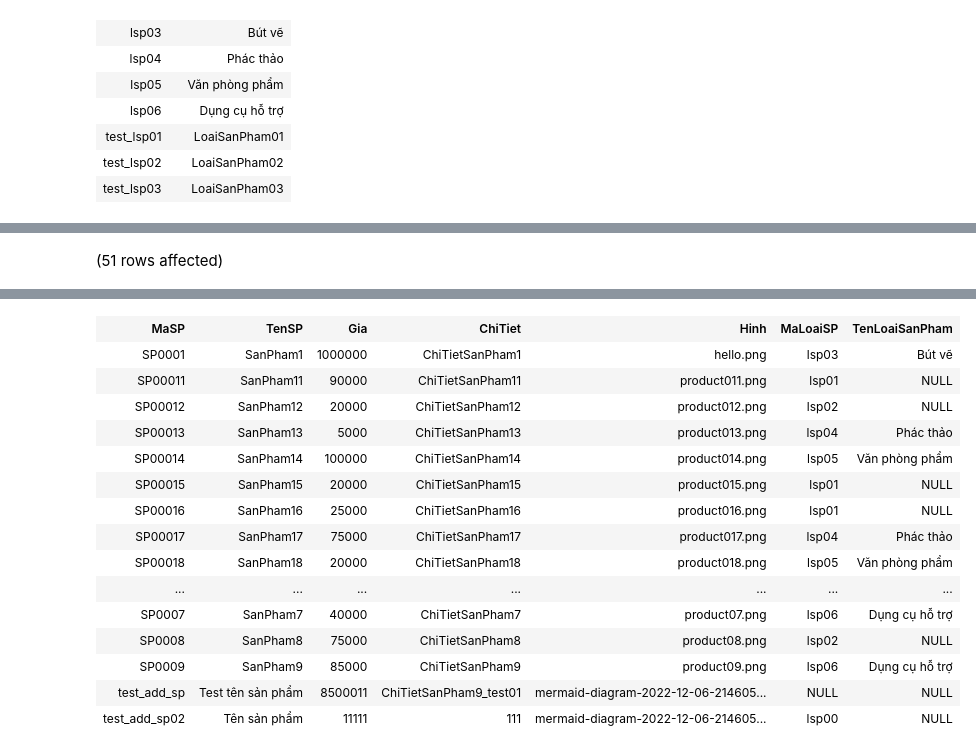
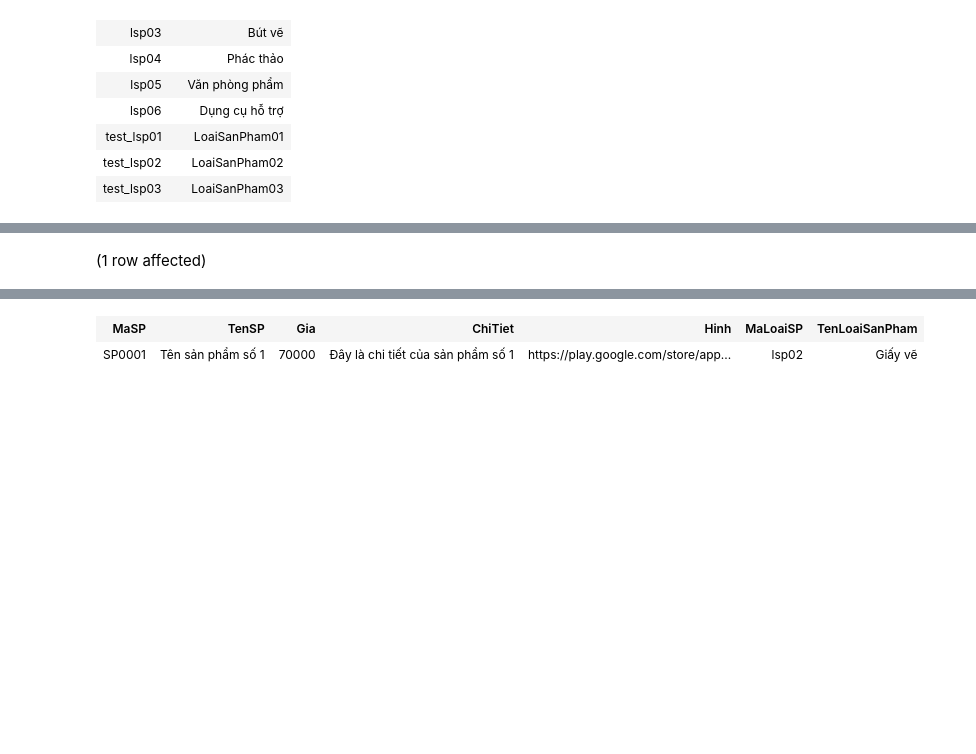
Before and after one commit to LienNTB/QuanLyHoaCu, a Jupyter notebook: data/2_ThemDuLieu.ipynb, the cells around one changed output, grey strips where cells are left out. Saved outputs shown, nothing was run; the diff lists cells and outputs as text; code cells hidden in the pictures; blank space fills up the shorter version.

Commit message:
hello

```diff
--- a/data/2_ThemDuLieu.ipynb
+++ b/data/2_ThemDuLieu.ipynb
@@ -350,6 +349,6 @@ Total execution time: 00:00:00.034
 | DH8 | Đây là ghi chú của đơn hàng 8 | 740000 | Đây là địa chỉ giao hàng của đơn ... | 5232787384 | USER00 | NULL | 1 | ... |
 | DH9 | Đây là ghi chú của đơn hàng 9 | 365000 | Đây là địa chỉ giao hàng của đơn ... | 9351497550 | USER016 | NULL | 1 | ... |
 # %%
-Select sp.MaSP, sp.TenSP, sp.Gia, sp.ChiTiet, sp.Hinh,sp.MaLoaiSP, lsp.TenLoaiSanPham from SanPham sp LEFT JOIN  LoaiSanPham lsp on sp.MaLoaiSP=lsp.MaLoaiSP where sp.MaSP='SP00034' ORDER BY sp.MaSP
+Select TOP ? sp.MaSP, sp.TenSP, sp.Gia, sp.ChiTiet, sp.Hinh,sp.MaLoaiSP, lsp.TenLoaiSanPham from SanPham sp LEFT JOIN  LoaiSanPham lsp on sp.MaLoaiSP=lsp.MaLoaiSP where sp.MaLoaiSanPham='lsp02' ORDER BY sp.MaSP
 # %% [output]
-(51 rows affected)
+(1 row affected)
@@ -357,16 +356,2 @@ Total execution time: 00:00:00.023
 | MaSP | TenSP | Gia | ChiTiet | Hinh | MaLoaiSP | TenLoaiSanPham |
-| SP0001 | SanPham1 | 1000000 | ChiTietSanPham1 | hello.png | lsp03 | Bút vẽ |
-| SP00011 | SanPham11 | 90000 | ChiTietSanPham11 | product011.png | lsp01 | NULL |
-| SP00012 | SanPham12 | 20000 | ChiTietSanPham12 | product012.png | lsp02 | NULL |
-| SP00013 | SanPham13 | 5000 | ChiTietSanPham13 | product013.png | lsp04 | Phác thảo |
-| SP00014 | SanPham14 | 100000 | ChiTietSanPham14 | product014.png | lsp05 | Văn phòng phẩm |
-| SP00015 | SanPham15 | 20000 | ChiTietSanPham15 | product015.png | lsp01 | NULL |
-| SP00016 | SanPham16 | 25000 | ChiTietSanPham16 | product016.png | lsp01 | NULL |
-| SP00017 | SanPham17 | 75000 | ChiTietSanPham17 | product017.png | lsp04 | Phác thảo |
-| SP00018 | SanPham18 | 20000 | ChiTietSanPham18 | product018.png | lsp05 | Văn phòng phẩm |
-| ... | ... | ... | ... | ... | ... | ... |
-| SP0007 | SanPham7 | 40000 | ChiTietSanPham7 | product07.png | lsp06 | Dụng cụ hỗ trợ |
-| SP0008 | SanPham8 | 75000 | ChiTietSanPham8 | product08.png | lsp02 | NULL |
-| SP0009 | SanPham9 | 85000 | ChiTietSanPham9 | product09.png | lsp06 | Dụng cụ hỗ trợ |
-| test_add_sp | Test tên sản phẩm | 8500011 | ChiTietSanPham9_test01 | mermaid-diagram-2022-12-06-214605... | NULL | NULL |
-| test_add_sp02 | Tên sản phẩm | 11111 | 111 | mermaid-diagram-2022-12-06-214605... | lsp00 | NULL |
+| SP0001 | Tên sản phẩm số 1 | 70000 | Đây là chi tiết của sản phẩm số 1 | https://play.google.com/store/app... | lsp02 | Giấy vẽ |
```
Also changed, not shown: parts of 14 cells of this notebook, 7 other files.
